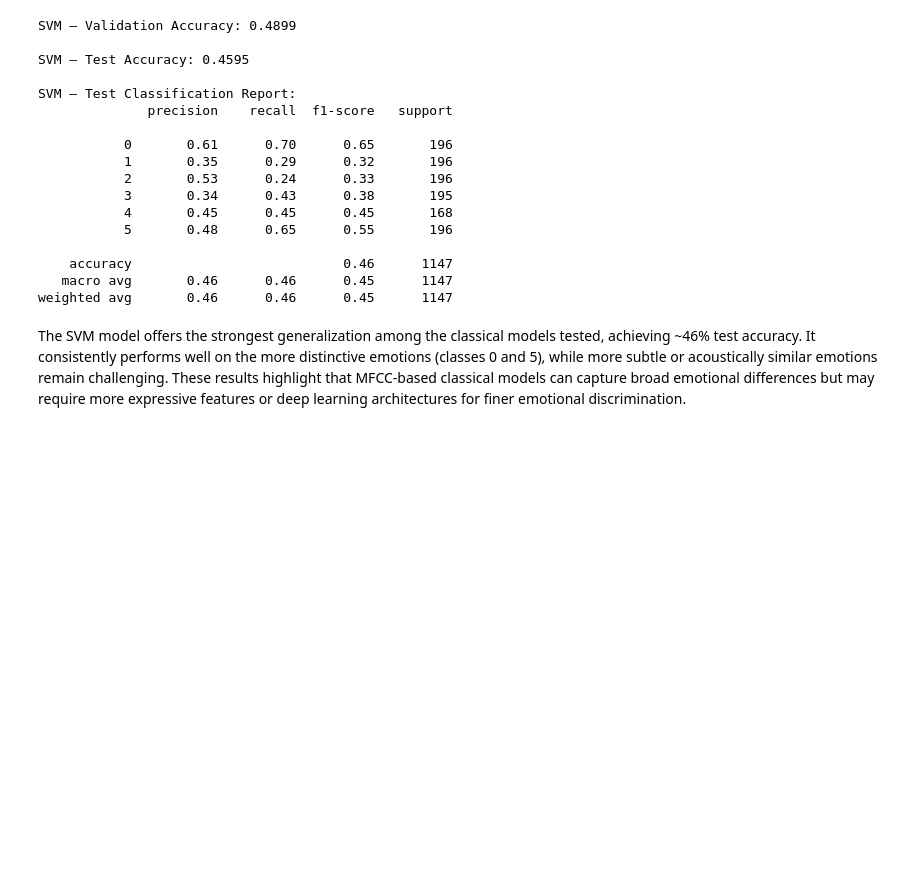
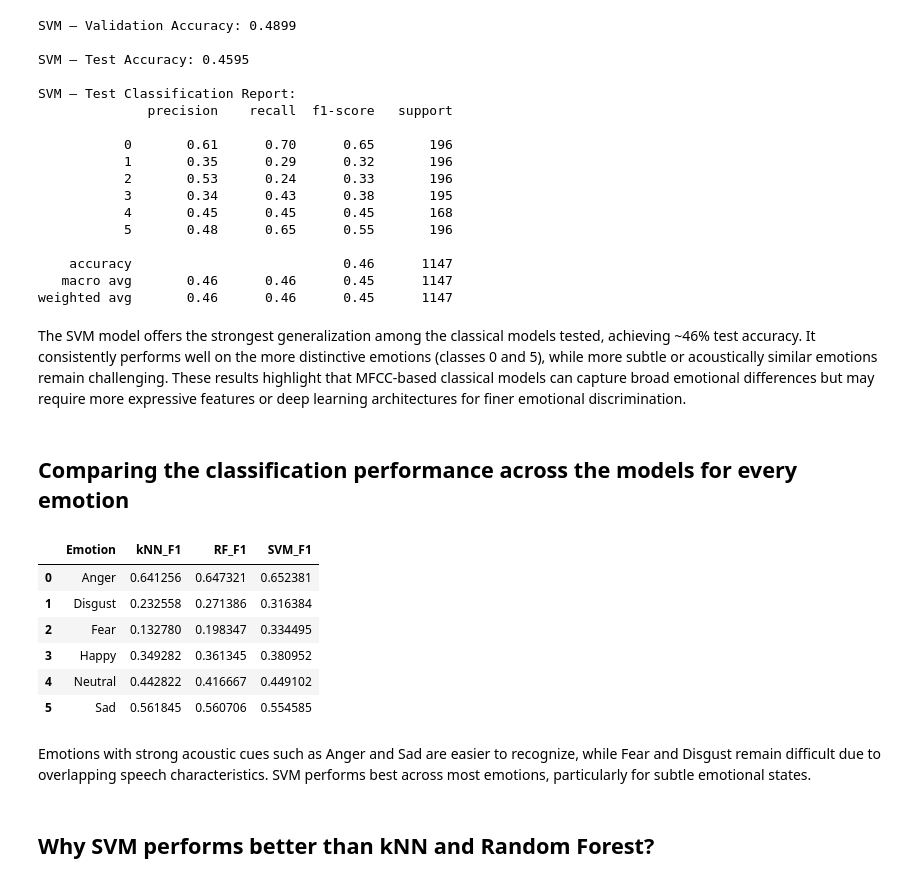
Before and after one commit to Preslavva/EmoReco, a Jupyter notebook: EmoReco.ipynb, the cells around one changed output. Saved outputs shown, nothing was run; the diff lists cells and outputs as text; code cells hidden in the pictures; blank space fills up the shorter version.

```diff
--- a/EmoReco.ipynb
+++ b/EmoReco.ipynb
@@ -1009,3 +1019,57 @@ SVM – Test Classification Report:
 weighted avg       0.46      0.46      0.45      1147
 # %% [markdown]
 The SVM model offers the strongest generalization among the classical models tested, achieving ~46% test accuracy. It consistently performs well on the more distinctive emotions (classes 0 and 5), while more subtle or acoustically similar emotions remain challenging. These results highlight that MFCC-based classical models can capture broad emotional differences but may require more expressive features or deep learning architectures for finer emotional discrimination.
+# %% [markdown]
+## Comparing the classification performance across the models for every emotion
+# %%
+# kNN
+report_knn = classification_report(
+    y_test, y_test_pred_knn, output_dict=True
+)
+
+# Random Forest
+report_rf = classification_report(
+    y_test, y_test_pred, output_dict=True
+)
+
+# SVM
+report_svm = classification_report(
+    y_test, y_test_pred_svm, output_dict=True
+)
+# %%
+EMOTION_MAP_REV = {
+    0: "Anger",
+    1: "Disgust",
+    2: "Fear",
+    3: "Happy",
+    4: "Neutral",
+    5: "Sad"
+}
+
+emotion_ids = sorted([int(k) for k in report_svm.keys() if k.isdigit()])
+
+comparison_rows = []
+
+for emo in emotion_ids:
+    comparison_rows.append({
+        "Emotion": EMOTION_MAP_REV[emo],
+        "kNN_F1": report_knn[str(emo)]["f1-score"],
+        "RF_F1":  report_rf[str(emo)]["f1-score"],
+        "SVM_F1": report_svm[str(emo)]["f1-score"],
+    })
+
+df_f1_comparison = pd.DataFrame(comparison_rows)
+
+df_f1_comparison
+# %% [output]
+|  | Emotion | kNN_F1 | RF_F1 | SVM_F1 |
+| 0 | Anger | 0.641256 | 0.647321 | 0.652381 |
+| 1 | Disgust | 0.232558 | 0.271386 | 0.316384 |
+| 2 | Fear | 0.132780 | 0.198347 | 0.334495 |
+| 3 | Happy | 0.349282 | 0.361345 | 0.380952 |
+| 4 | Neutral | 0.442822 | 0.416667 | 0.449102 |
+| 5 | Sad | 0.561845 | 0.560706 | 0.554585 |
+# %% [markdown]
+Emotions with strong acoustic cues such as Anger and Sad are easier to recognize, while Fear and Disgust remain difficult due to overlapping speech characteristics. SVM performs best across most emotions, particularly for subtle emotional states.
+# %% [markdown]
+## Why SVM performs better than kNN and Random Forest?
```
Also changed, not shown: parts of 6 cells of this notebook, 1 other file.
